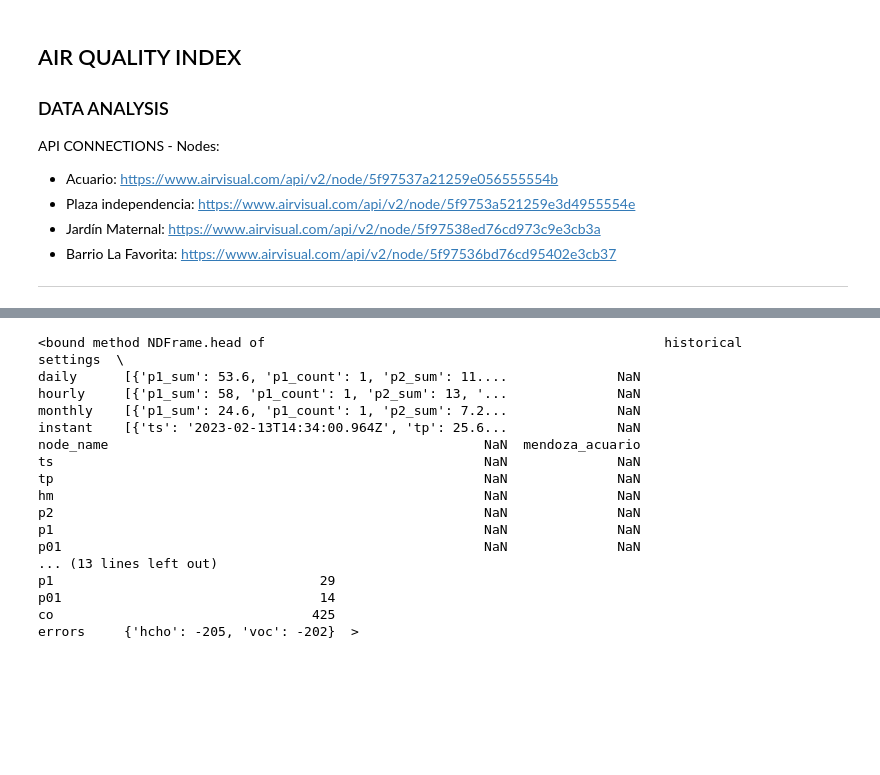
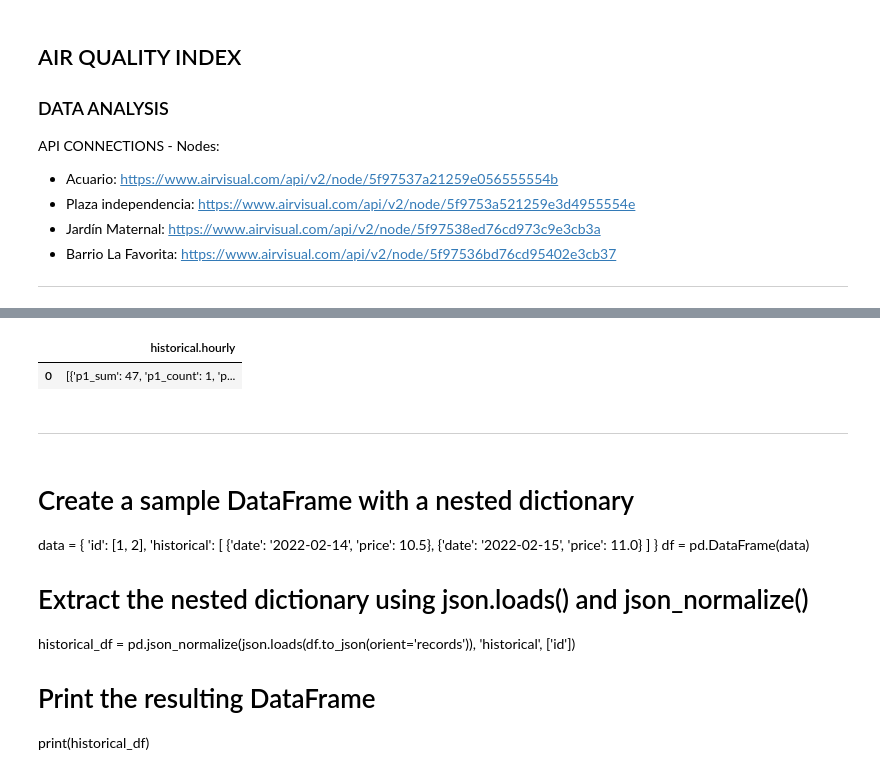
Before and after one commit to GerardoGrana/portfolio, a Jupyter notebook: air_quality_index_mdz/notebooks/air_quality_index_mdz.ipynb, the cells around one changed output, grey strips where cells are left out. Saved outputs shown, nothing was run; the diff lists cells and outputs as text; code cells hidden in the pictures; blank space fills up the shorter version.

```diff
--- a/air_quality_index_mdz/notebooks/air_quality_index_mdz.ipynb
+++ b/air_quality_index_mdz/notebooks/air_quality_index_mdz.ipynb
@@ -61,21 +66,24 @@ else:
 # %%
-acuario_df = pd.DataFrame(data)
-acuario_df.head
+acuario_df = pd.DataFrame(acuario_norm_1, columns=['historical.hourly'])
+acuario_df
 # %% [output]
-<bound method NDFrame.head of                                                   historical         settings  \
-daily      [{'p1_sum': 53.6, 'p1_count': 1, 'p2_sum': 11....              NaN
-hourly     [{'p1_sum': 58, 'p1_count': 1, 'p2_sum': 13, '...              NaN
-monthly    [{'p1_sum': 24.6, 'p1_count': 1, 'p2_sum': 7.2...              NaN
-instant    [{'ts': '2023-02-13T14:34:00.964Z', 'tp': 25.6...              NaN
-node_name                                                NaN  mendoza_acuario
-ts                                                       NaN              NaN
-tp                                                       NaN              NaN
-hm                                                       NaN              NaN
-p2                                                       NaN              NaN
-p1                                                       NaN              NaN
-p01                                                      NaN              NaN
-... (13 lines left out)
-p1                                  29
-p01                                 14
-co                                 425
-errors     {'hcho': -205, 'voc': -202}  >
+|  | historical.hourly |
+| 0 | [{'p1_sum': 47, 'p1_count': 1, 'p... |
+# %% [markdown]
+<hr/>
+# %% [markdown]
+# Create a sample DataFrame with a nested dictionary
+data = {
+'id': [1, 2],
+'historical': [
+{'date': '2022-02-14', 'price': 10.5},
+{'date': '2022-02-15', 'price': 11.0}
+]
+}
+df = pd.DataFrame(data)
+
+# Extract the nested dictionary using json.loads() and json_normalize()
+historical_df = pd.json_normalize(json.loads(df.to_json(orient='records')), 'historical', ['id'])
+
+# Print the resulting DataFrame
+print(historical_df)
```
Also changed, not shown: parts of 13 cells of this notebook, 38 other files.
